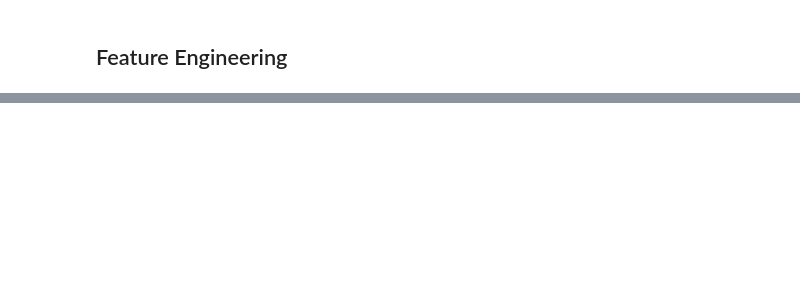
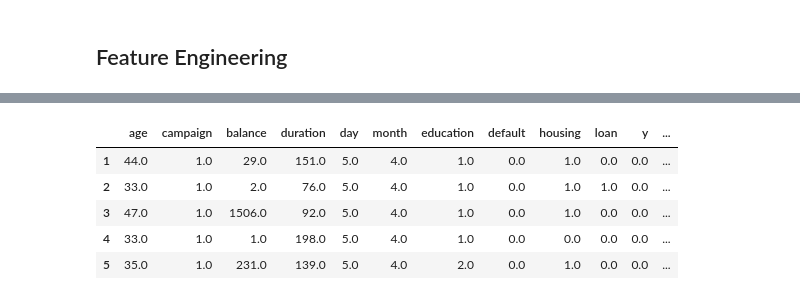
Before and after one commit to bagusatya08/Term-Deposit-Potential-Customer-Prediction, a Jupyter notebook: stage-2/pre-processing.ipynb, the cells around one changed output, grey strips where cells are left out. Cells and saved outputs as stored; diff of their text form; code cells hidden in the pictures; blank space fills up the shorter version.

```diff
--- a/stage-2/pre-processing.ipynb
+++ b/stage-2/pre-processing.ipynb
@@ -199,0 +305,7 @@ for i in range(0,len(feature)):
+# %%
+mapping_y = {
+    'yes' : 1,
+    'no'  : 0
+}
+
+data_used['y'] = data_used['y'].map(mapping_y)
@@ -199,0 +332,7 @@ for i in range(0,len(feature)):
+# %%
+output_normal['month'] = data_used.loc[:,['month']]
+output_normal['education'] = data_used.loc[:,['education']]
+output_normal['default'] = data_used.loc[:,['default']]
+output_normal['housing'] = data_used.loc[:,['housing']]
+output_normal['loan'] = data_used.loc[:,['loan']]
+output_normal['y'] = data_used.loc[:,['y']]
@@ -199,0 +362,3 @@ for i in range(0,len(feature)):
+# %%
+contact_ohe = pd.get_dummies(data_used['contact'], prefix='contact')
+contact_ohe
@@ -199,0 +379,11 @@ for i in range(0,len(feature)):
+# %%
+output_normal = pd.concat([output_normal,contact_ohe], axis=1)
+# %%
+output_normal.head()
+# %% [output]
+|  | age | campaign | balance | duration | day | month | education | default | housing | loan | y | ... |
+| 1 | 44.0 | 1.0 | 29.0 | 151.0 | 5.0 | 4.0 | 1.0 | 0.0 | 1.0 | 0.0 | 0.0 | ... |
+| 2 | 33.0 | 1.0 | 2.0 | 76.0 | 5.0 | 4.0 | 1.0 | 0.0 | 1.0 | 1.0 | 0.0 | ... |
+| 3 | 47.0 | 1.0 | 1506.0 | 92.0 | 5.0 | 4.0 | 1.0 | 0.0 | 1.0 | 0.0 | 0.0 | ... |
+| 4 | 33.0 | 1.0 | 1.0 | 198.0 | 5.0 | 4.0 | 1.0 | 0.0 | 0.0 | 0.0 | 0.0 | ... |
+| 5 | 35.0 | 1.0 | 231.0 | 139.0 | 5.0 | 4.0 | 2.0 | 0.0 | 1.0 | 0.0 | 0.0 | ... |
```
Also changed, not shown: parts of 47 cells of this notebook.
